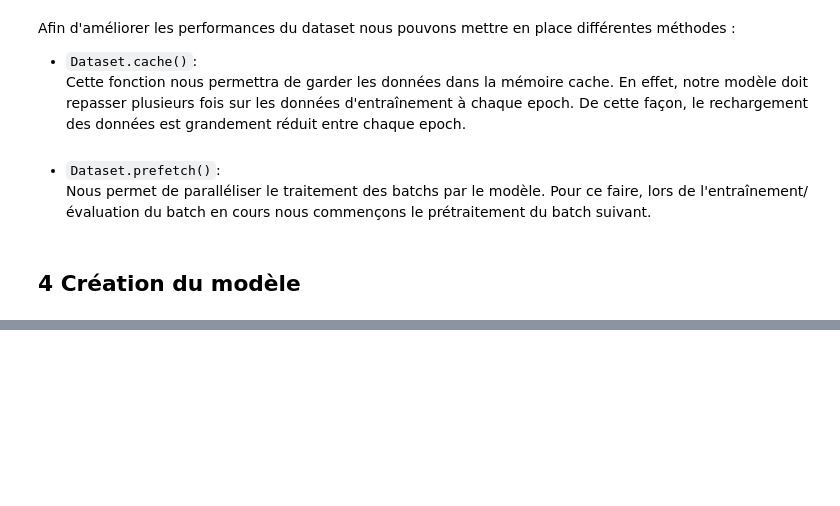
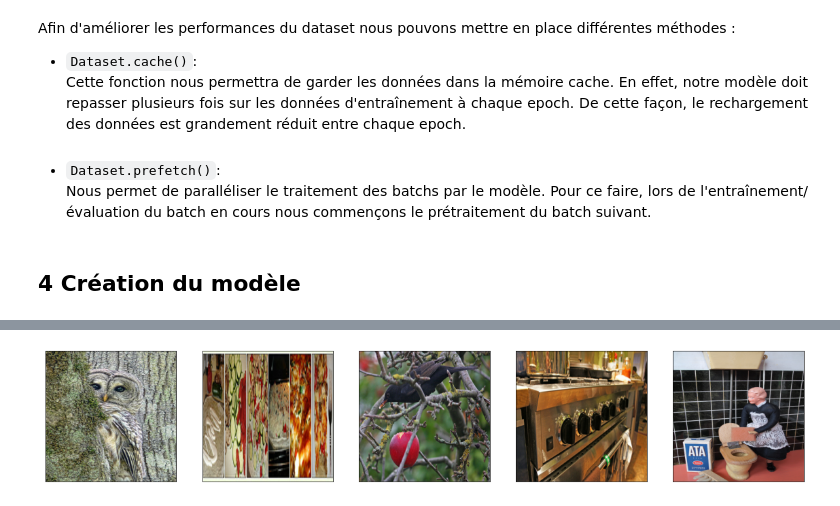
Before and after one commit to JIB3H/leyenda_project, a Jupyter notebook: Livrable_2.ipynb, the cells around one changed output, grey strips where cells are left out. Cells and saved outputs as stored; diff of their text form; code cells hidden in the pictures; blank space fills up the shorter version.

```diff
--- a/Livrable_2.ipynb
+++ b/Livrable_2.ipynb
@@ -167,0 +308,4 @@ latent_dim = 15
+# %%
+display_image(x_train,5)
+# %% [output]
+[figure, added]
```
Also changed, not shown: parts of 32 cells of this notebook.
